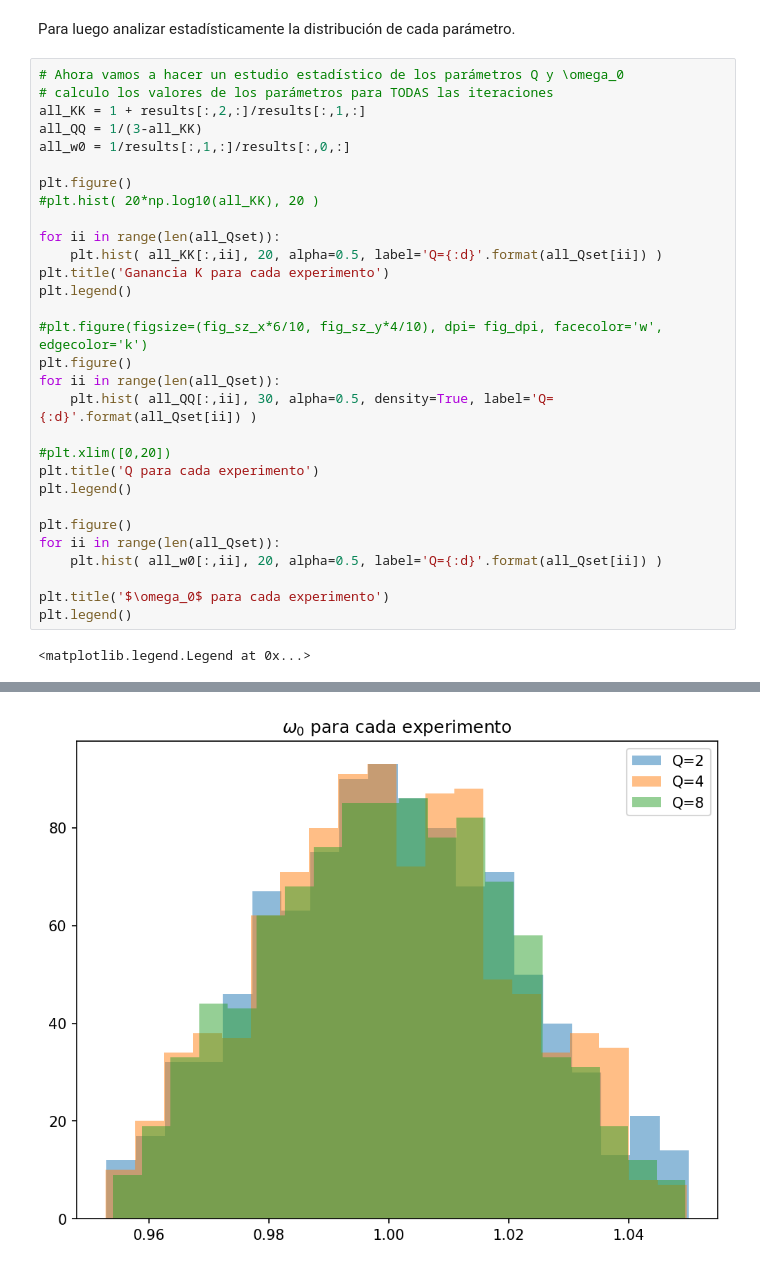
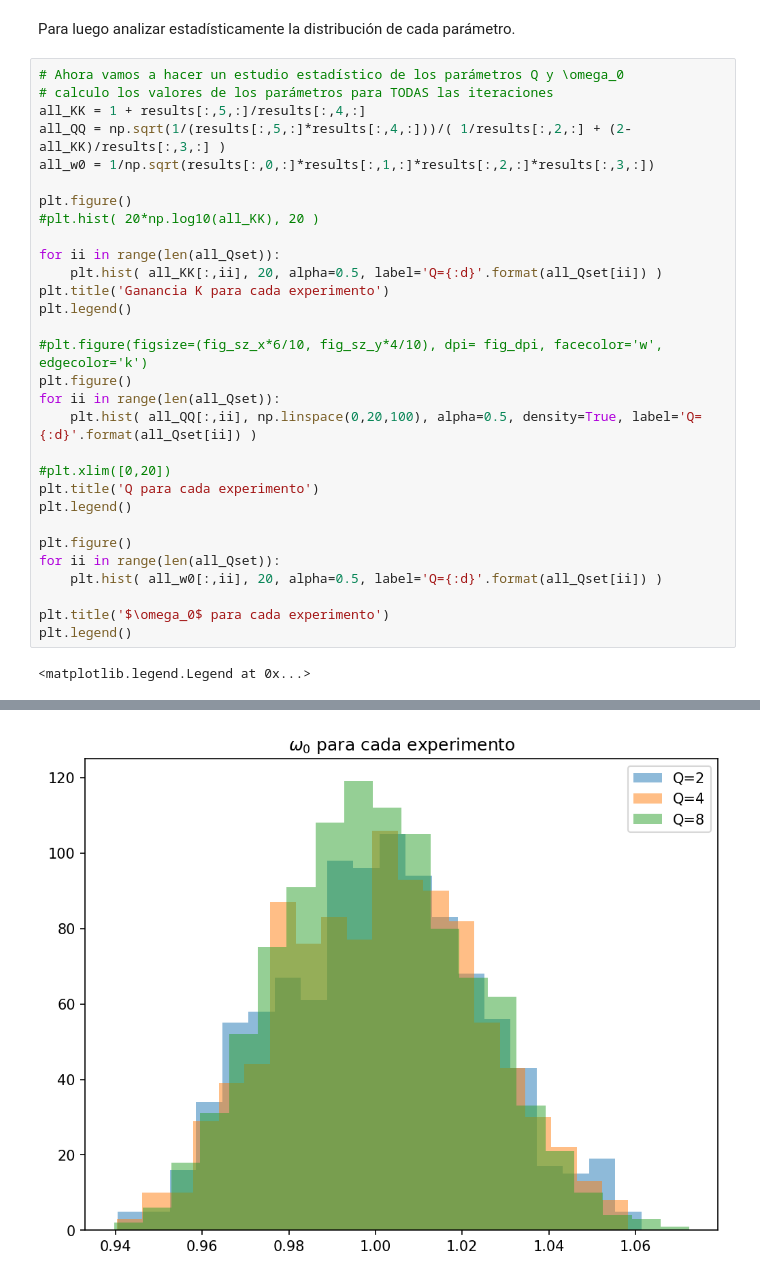
Before and after one commit to marianux/tc2, a Jupyter notebook: Sallen-Key sensibilidad.ipynb, the cells around one changed output, grey strips where cells are left out. Drawn from its saved outputs; the diff is of its cells as text.

```diff
--- a/Sallen-Key sensibilidad.ipynb
+++ b/Sallen-Key sensibilidad.ipynb
@@ -386,9 +513,9 @@ Para luego analizar estadísticamente la distribución de cada parámetro.
 # %%
 # Ahora vamos a hacer un estudio estadístico de los parámetros Q y \omega_0
 # calculo los valores de los parámetros para TODAS las iteraciones
-all_KK = 1 + results[:,2,:]/results[:,1,:]
-all_QQ = 1/(3-all_KK)
-all_w0 = 1/results[:,1,:]/results[:,0,:]
+all_KK = 1 + results[:,5,:]/results[:,4,:]
+all_QQ = np.sqrt(1/(results[:,5,:]*results[:,4,:]))/( 1/results[:,2,:] + (2-all_KK)/results[:,3,:] )
+all_w0 = 1/np.sqrt(results[:,0,:]*results[:,1,:]*results[:,2,:]*results[:,3,:])
 
 plt.figure()
 #plt.hist( 20*np.log10(all_KK), 20 )
@@ -401,7 +528,7 @@ plt.legend()
 #plt.figure(figsize=(fig_sz_x*6/10, fig_sz_y*4/10), dpi= fig_dpi, facecolor='w', edgecolor='k')
 plt.figure()
 for ii in range(len(all_Qset)):
-    plt.hist( all_QQ[:,ii], 30, alpha=0.5, density=True, label='Q={:d}'.format(all_Qset[ii]) )
+    plt.hist( all_QQ[:,ii], np.linspace(0,20,100), alpha=0.5, density=True, label='Q={:d}'.format(all_Qset[ii]) )
 
 #plt.xlim([0,20])
 plt.title('Q para cada experimento')
@@ -420,2 +547,2 @@ plt.legend()
-[figure, old version]
+[figure, new version]
 # %% [markdown]
```
Also changed, not shown: parts of 26 cells of this notebook, 7 other files.
